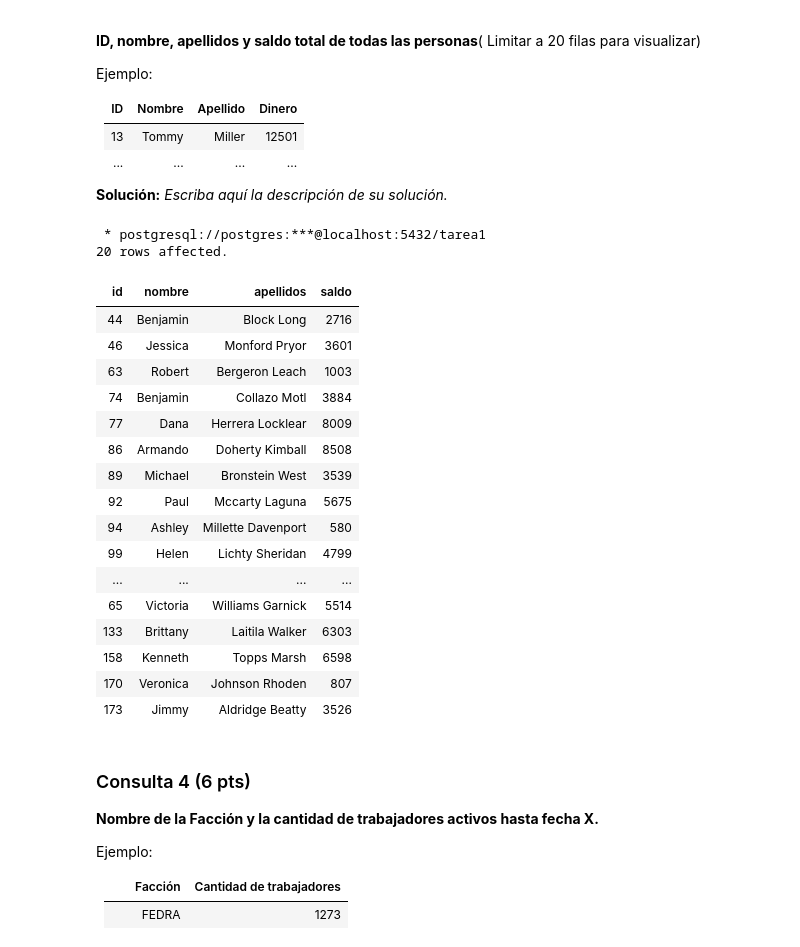
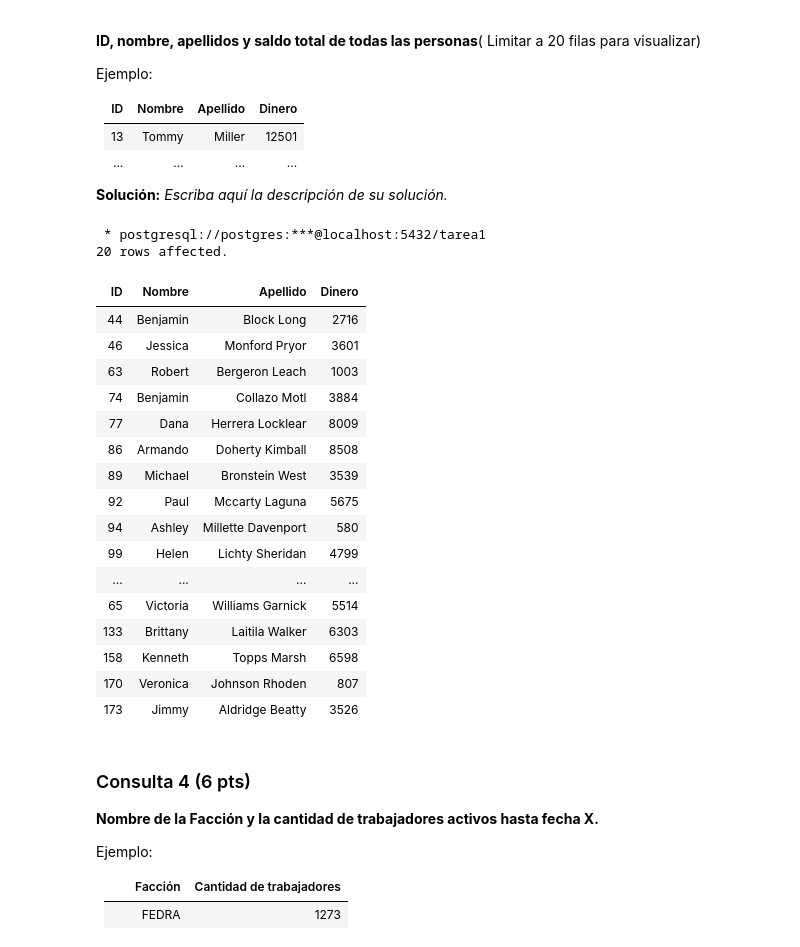
Before and after one commit to evwng/INF239_Tareas, a Jupyter notebook: Tarea-1-Grupo23/Tarea1_Grupo23.ipynb, the cells around one changed output. Drawn from its saved outputs; the diff is of its cells as text; code cells hidden in the pictures.

```diff
--- a/Tarea-1-Grupo23/Tarea1_Grupo23.ipynb
+++ b/Tarea-1-Grupo23/Tarea1_Grupo23.ipynb
@@ -428,17 +413,16 @@ Ejemplo:
 # %%
 %%sql
 SELECT
-    personas.id, personas.nombre, personas.apellidos, cuentas_bancarias.saldo
+    personas.id "ID", personas.nombre "Nombre", personas.apellidos "Apellido", cuentas_bancarias.saldo "Dinero"
 FROM
     personas INNER JOIN cuentas_bancarias
 ON
     personas.id = cuentas_bancarias.id_persona
 LIMIT 20;
-#Funciona, pero hay que verificar
 # %% [output]
  * postgresql://postgres:***@localhost:5432/tarea1
 20 rows affected.
-| id | nombre | apellidos | saldo |
+| ID | Nombre | Apellido | Dinero |
 | 44 | Benjamin | Block Long | 2716 |
 | 46 | Jessica | Monford Pryor | 3601 |
 | 63 | Robert | Bergeron Leach | 1003 |
```
Also changed, not shown: parts of 8 cells of this notebook.
